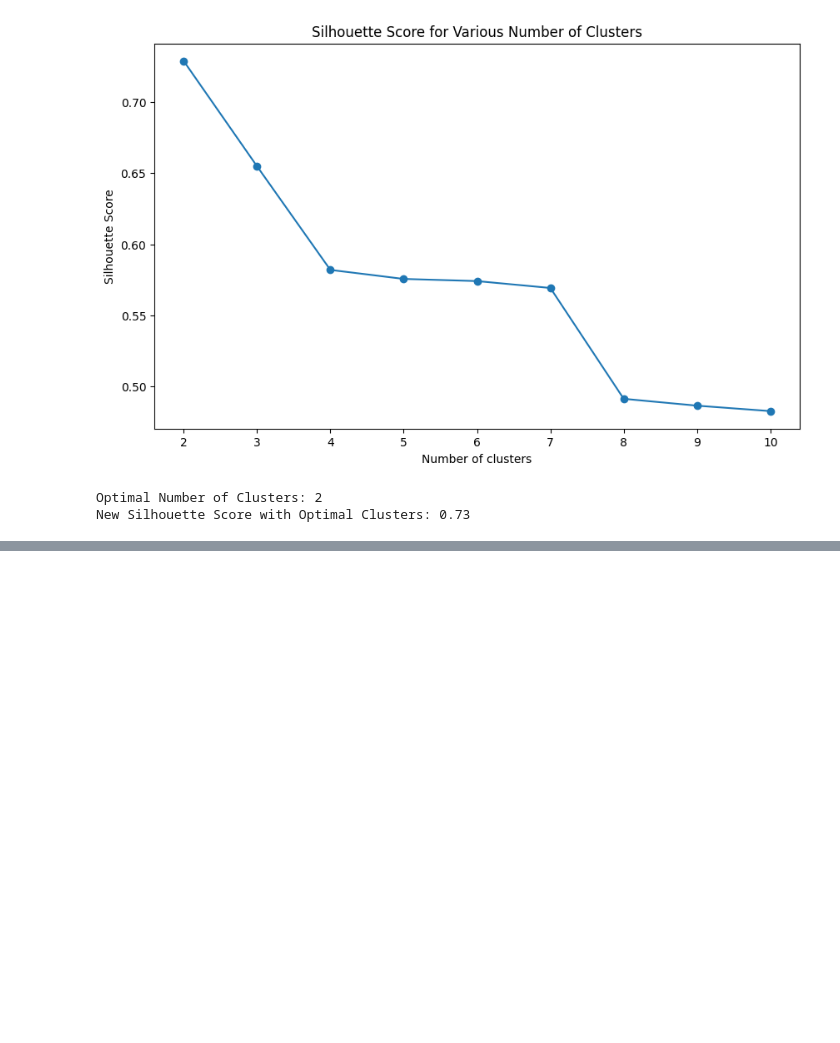
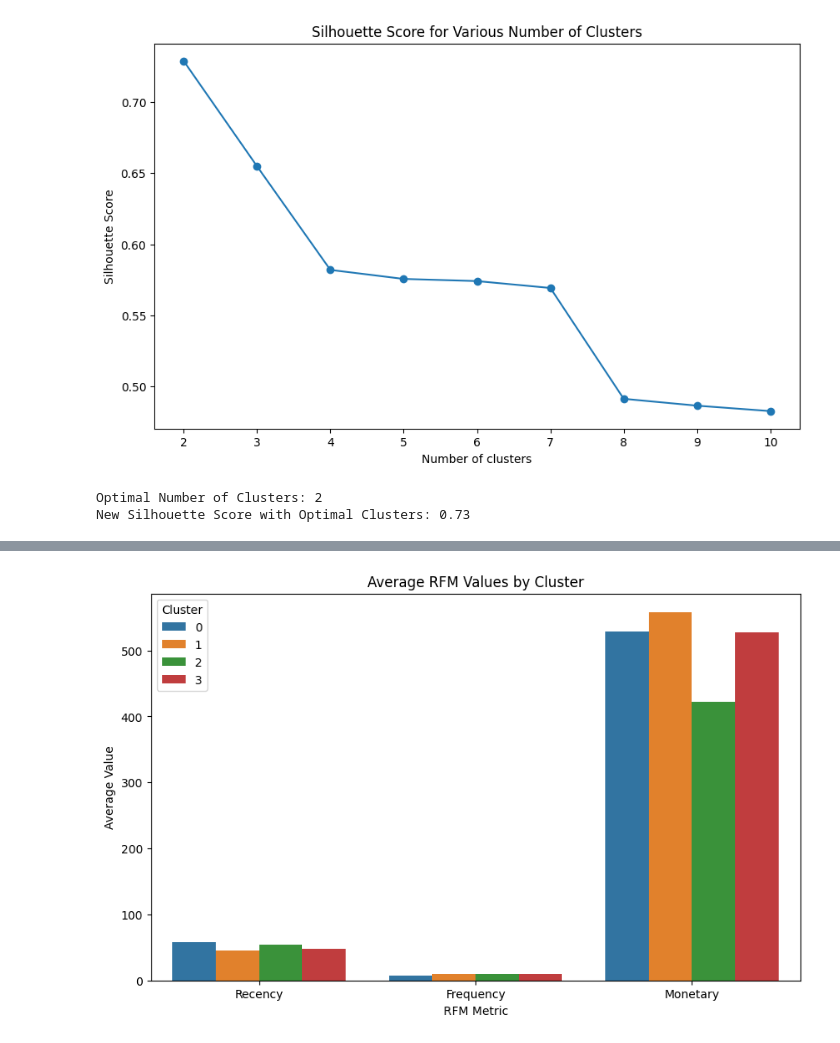
Before and after one commit to amirRafati/451Assignemnt3, a Jupyter notebook: DataProcessing.ipynb, the cells around one changed output, grey strips where cells are left out. Saved outputs shown, nothing was run; the diff lists cells and outputs as text; code cells hidden in the pictures; blank space fills up the shorter version.

```diff
--- a/DataProcessing.ipynb
+++ b/DataProcessing.ipynb
@@ -344,0 +457,16 @@ Silhouette Score with GMM: 0.17
+# %%
+# Calculating average RFM values for each cluster
+rfm_means = rfm.groupby('Cluster').mean().reset_index()
+
+# Plotting the average RFM values by cluster
+rfm_means_melted = pd.melt(rfm_means, id_vars=['Cluster'], value_vars=['Recency', 'Frequency', 'Monetary'])
+
+plt.figure(figsize=(10, 6))
+sns.barplot(x='variable', y='value', hue='Cluster', data=rfm_means_melted)
+plt.title('Average RFM Values by Cluster')
+plt.ylabel('Average Value')
+plt.xlabel('RFM Metric')
+plt.legend(title='Cluster')
+plt.show()
+# %% [output]
+[figure, added]
```
Also changed, not shown: parts of 5 cells of this notebook.
